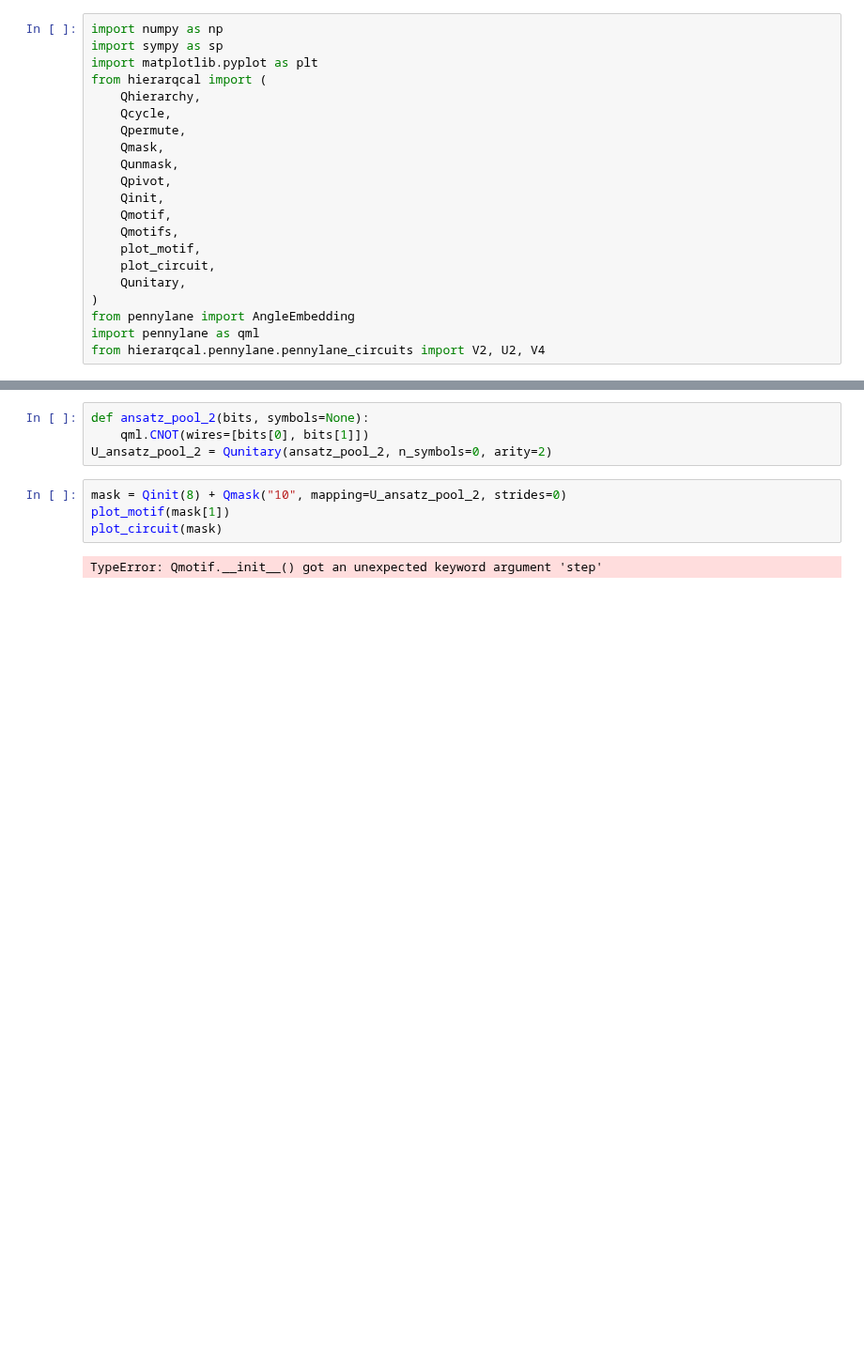
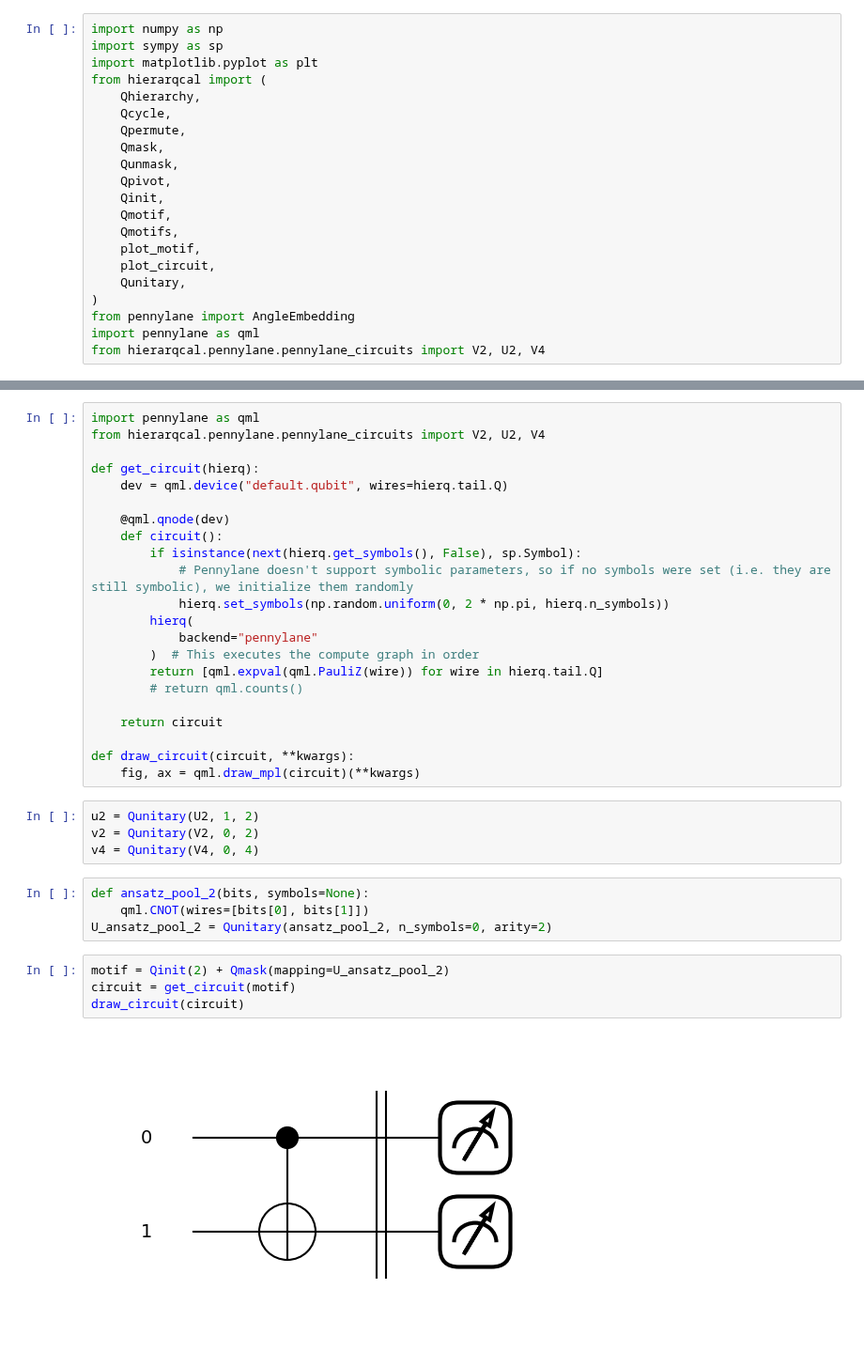
Before and after one commit to Wander29/qml_project, a Jupyter notebook: scripts/test_hierarqcal.ipynb, the cells around one changed output, grey strips where cells are left out. Shown at 94% size. Saved outputs shown, nothing was run; the diff lists cells and outputs as text; blank space fills up the shorter version.

```diff
--- a/scripts/test_hierarqcal.ipynb
+++ b/scripts/test_hierarqcal.ipynb
@@ -22,10 +49,36 @@ from hierarqcal.pennylane.pennylane_circuits import V2, U2, V4
+# %%
+import pennylane as qml
+from hierarqcal.pennylane.pennylane_circuits import V2, U2, V4
+
+def get_circuit(hierq):
+    dev = qml.device("default.qubit", wires=hierq.tail.Q)
+
+    @qml.qnode(dev)
+    def circuit():
+        if isinstance(next(hierq.get_symbols(), False), sp.Symbol):
+            # Pennylane doesn't support symbolic parameters, so if no symbols were set (i.e. they are still symbolic), we initialize them randomly
+            hierq.set_symbols(np.random.uniform(0, 2 * np.pi, hierq.n_symbols))
+        hierq(
+            backend="pennylane"
+        )  # This executes the compute graph in order
+        return [qml.expval(qml.PauliZ(wire)) for wire in hierq.tail.Q]
+        # return qml.counts()
+
+    return circuit
+
+def draw_circuit(circuit, **kwargs):
+    fig, ax = qml.draw_mpl(circuit)(**kwargs)
+# %%
+u2 = Qunitary(U2, 1, 2)
+v2 = Qunitary(V2, 0, 2)
+v4 = Qunitary(V4, 0, 4)
 # %%
 def ansatz_pool_2(bits, symbols=None):
     qml.CNOT(wires=[bits[0], bits[1]])
 U_ansatz_pool_2 = Qunitary(ansatz_pool_2, n_symbols=0, arity=2)
-# %%
-mask = Qinit(8) + Qmask("10", mapping=U_ansatz_pool_2, strides=0)
-plot_motif(mask[1])
-plot_circuit(mask)
-# %% [output]
-TypeError: Qmotif.__init__() got an unexpected keyword argument 'step'
+# %%
+motif = Qinit(2) + Qmask(mapping=U_ansatz_pool_2)
+circuit = get_circuit(motif)
+draw_circuit(circuit)
+# %% [output]
+[figure, added]
```
Also changed, not shown: parts of 2 cells of this notebook, 19 other files.
